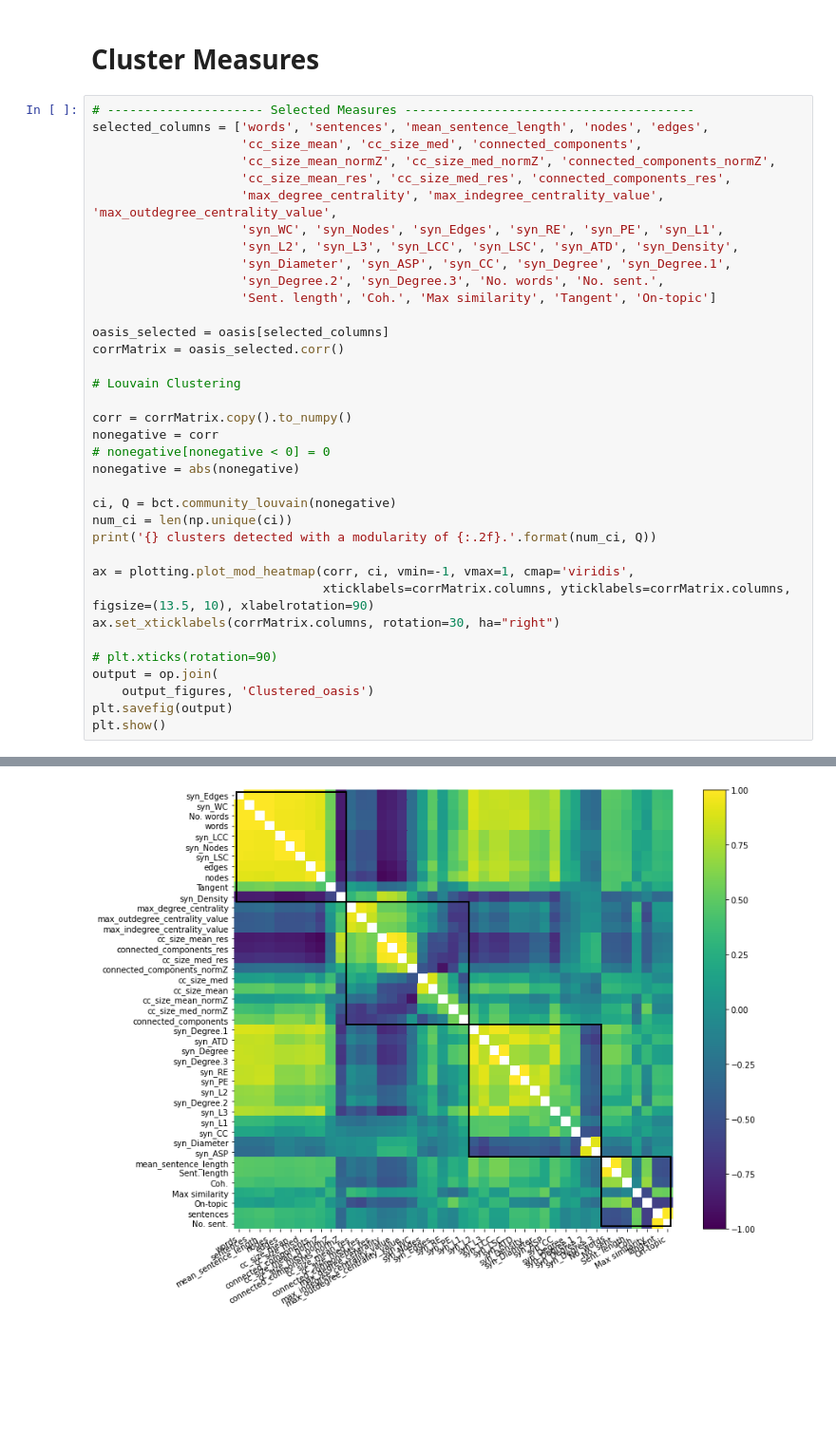
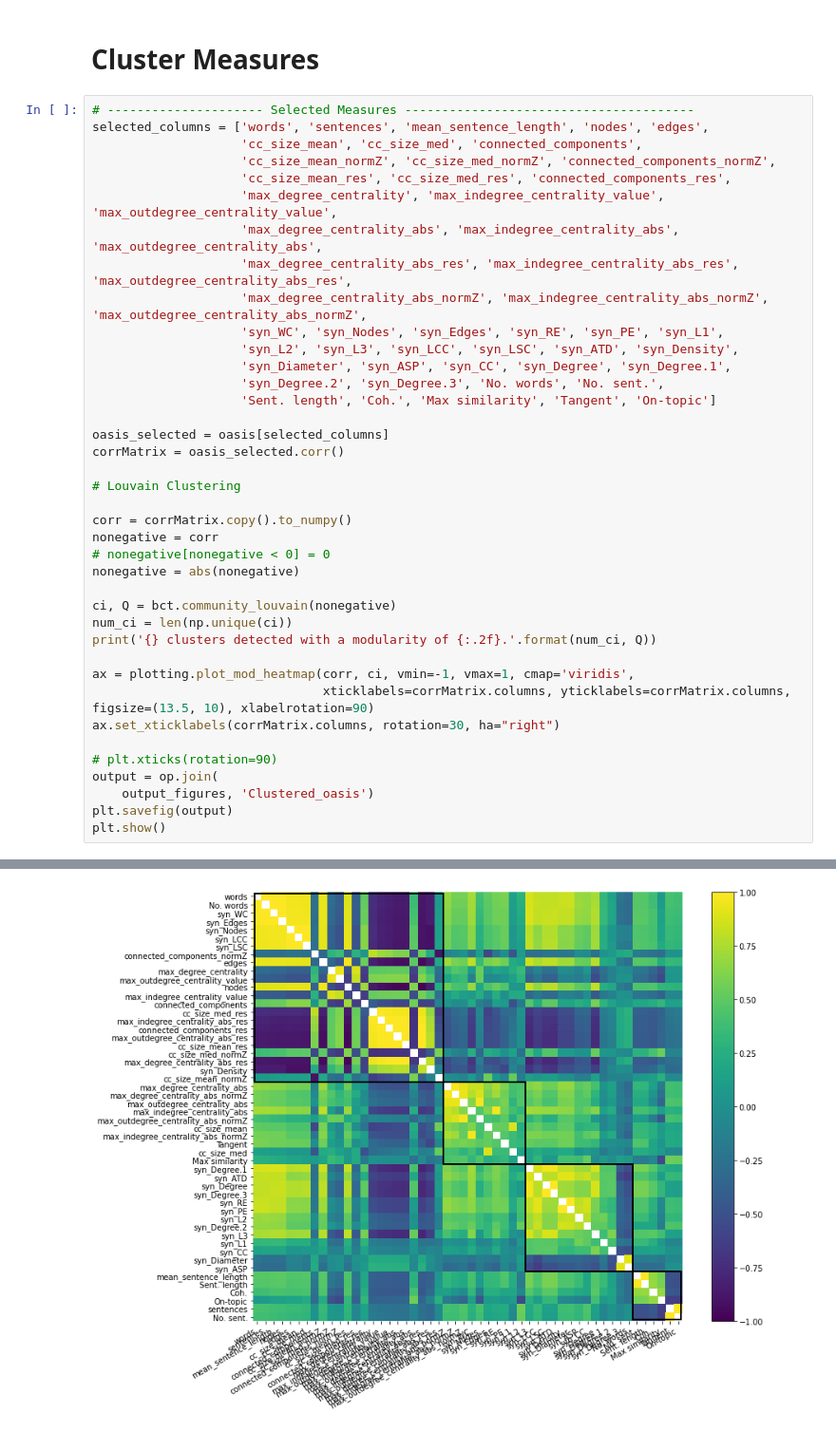
Before and after one commit to alan-turing-institute/netts, a Jupyter notebook: oasis_results_updated.ipynb, the cells around one changed output, grey strips where cells are left out. Shown at 95% size. Drawn from its saved outputs; the diff is of its cells as text; blank space fills up the shorter version.

Commit message:
Added residualised degree centrality measures to clustering

```diff
--- a/oasis_results_updated.ipynb
+++ b/oasis_results_updated.ipynb
@@ -310,6 +465,9 @@ selected_columns = ['words', 'sentences', 'mean_sentence_length', 'nodes', 'edge
                     'cc_size_mean_normZ', 'cc_size_med_normZ', 'connected_components_normZ',
                     'cc_size_mean_res', 'cc_size_med_res', 'connected_components_res',
                     'max_degree_centrality', 'max_indegree_centrality_value', 'max_outdegree_centrality_value',
+                    'max_degree_centrality_abs', 'max_indegree_centrality_abs', 'max_outdegree_centrality_abs',
+                    'max_degree_centrality_abs_res', 'max_indegree_centrality_abs_res', 'max_outdegree_centrality_abs_res',
+                    'max_degree_centrality_abs_normZ', 'max_indegree_centrality_abs_normZ', 'max_outdegree_centrality_abs_normZ',
                     'syn_WC', 'syn_Nodes', 'syn_Edges', 'syn_RE', 'syn_PE', 'syn_L1',
                     'syn_L2', 'syn_L3', 'syn_LCC', 'syn_LSC', 'syn_ATD', 'syn_Density',
                     'syn_Diameter', 'syn_ASP', 'syn_CC', 'syn_Degree', 'syn_Degree.1',
@@ -344,4 +502,4 @@ plt.show()
-[figure, old version]
+[figure, new version]
 # %%
 
 selected_columns = ['nodes', 'edges', 'words', 'sentences', 'mean_sentence_length',
```
Also changed, not shown: parts of 8 cells of this notebook, 5 other files.
